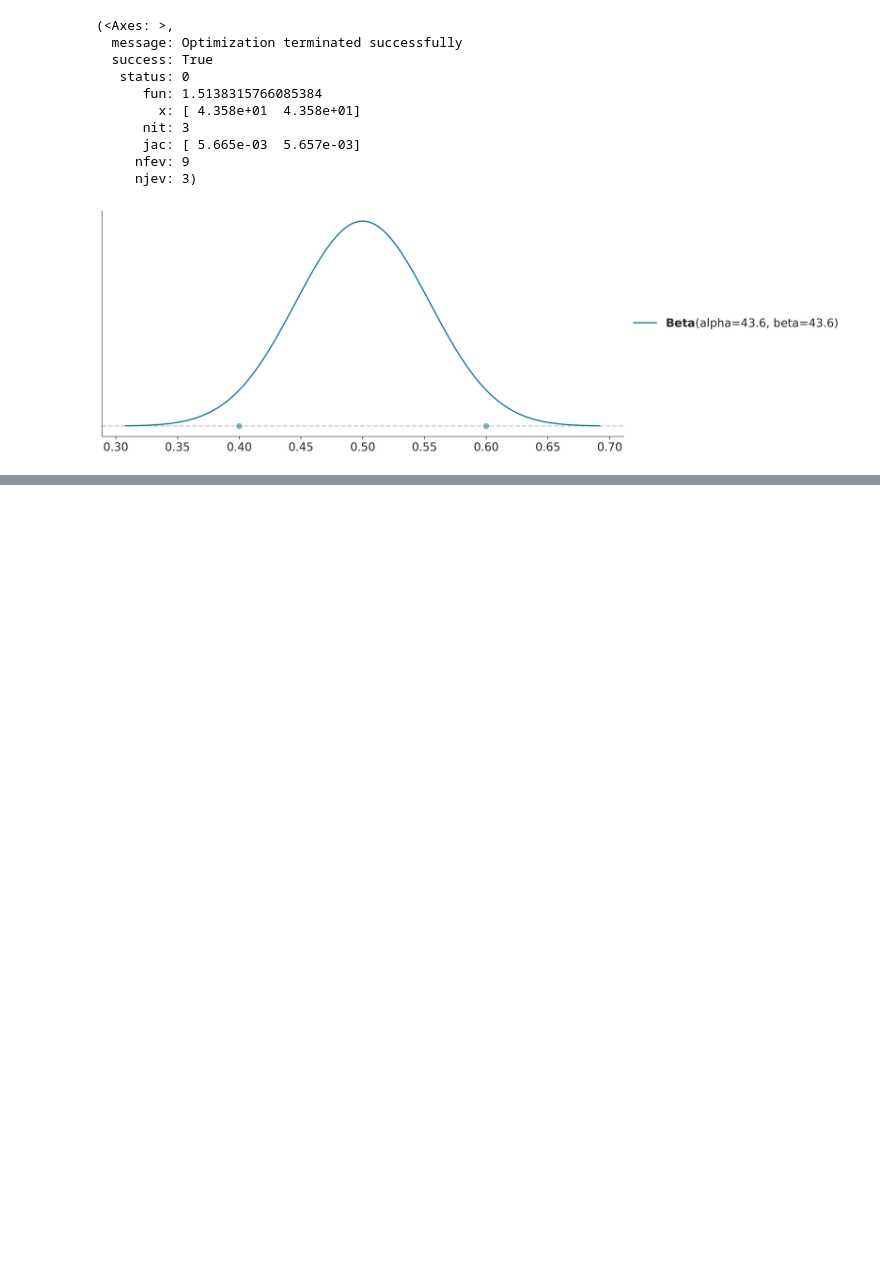
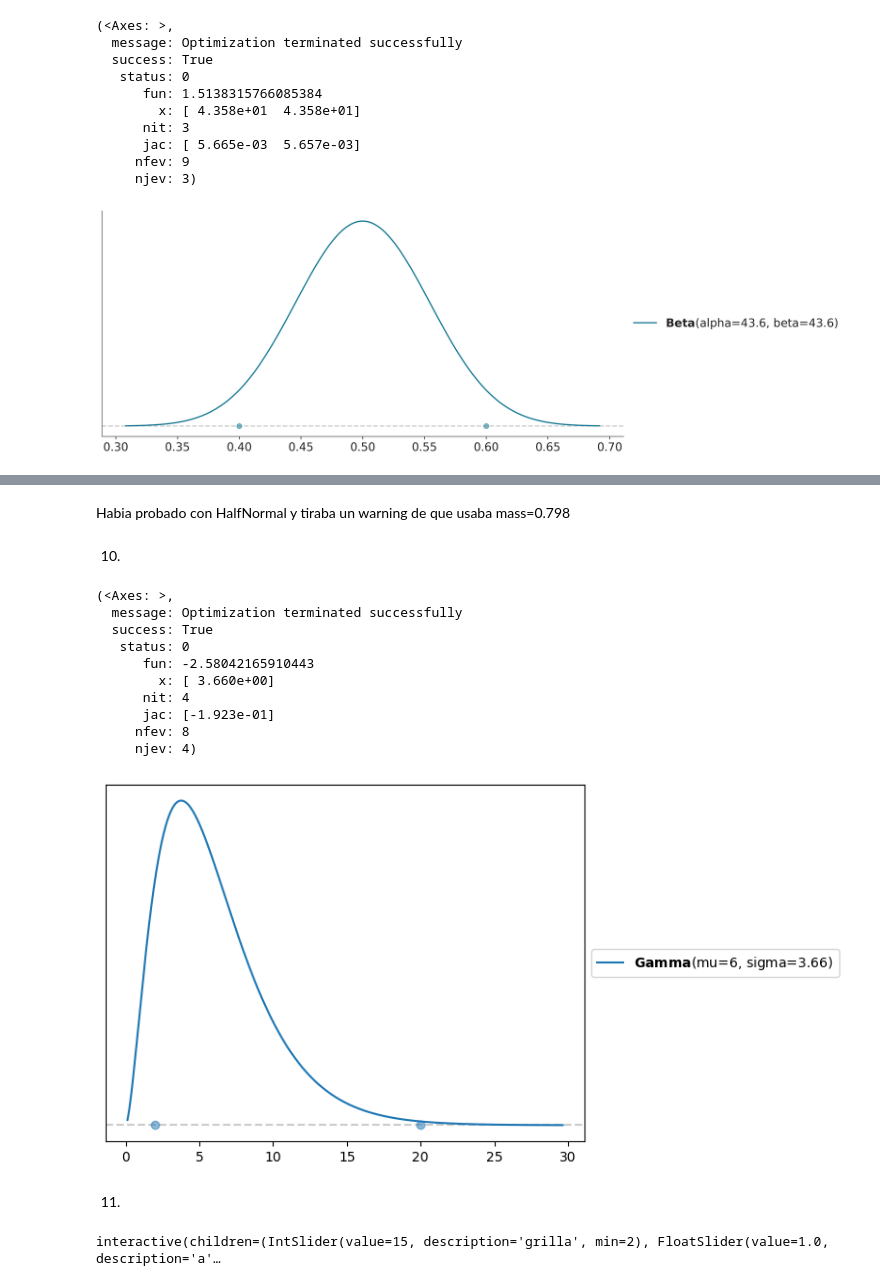
Before and after one commit to ulrich-marcelo/estadistica_e_inferencia_II, a Jupyter notebook: 01_Inferencia_Bayesiana.ipynb, the cells around one changed output, grey strips where cells are left out. Cells and saved outputs as stored; diff of their text form; code cells hidden in the pictures; blank space fills up the shorter version.

```diff
--- a/01_Inferencia_Bayesiana.ipynb
+++ b/01_Inferencia_Bayesiana.ipynb
@@ -550,0 +575,40 @@ pz.maxent(pz.Beta(),0.4,0.6)
+# %% [markdown]
+Habia probado con HalfNormal y tiraba un warning de que usaba mass=0.798
+# %% [markdown]
+10.
+# %%
+#10 - Uso la distribucion Gamma porque tiene dominio positivo y puedo usar el parametro mean.
+pz.maxent(pz.Gamma(mu=6),2,20,mass=0.9)
+# %% [output]
+(<Axes: >,
+  message: Optimization terminated successfully
+  success: True
+   status: 0
+      fun: -2.58042165910443
+        x: [ 3.660e+00]
+      nit: 4
+      jac: [-1.923e-01]
+     nfev: 8
+     njev: 4)
+[figure, added]
+# %% [markdown]
+11.
+# %%
+def a_posteriori_grilla(grilla=10, a=1, b=1, caras=6, tiradas=9):
+    grid = np.linspace(0, 1, grilla)
+    prior = pz.Beta(a, b).pdf(grid)
+    likelihood = pz.Binomial(n=tiradas, p=grid).pdf(caras)
+    posterior = likelihood * prior
+    posterior /= posterior.sum()
+    _, ax = plt.subplots(1, 3, sharex=True, figsize=(16, 4))
+    ax[0].set_title('caras = {}\ntiradas = {}'.format(caras, tiradas))
+    for i, (e, e_n) in enumerate(zip([prior, likelihood, posterior], ['a priori', 'likelihood', 'a posteriori'])):
+        ax[i].set_yticks([])
+        ax[i].plot(grid, e, 'o-', label=e_n)
+        ax[i].legend(fontsize=14)
+
+
+interact(a_posteriori_grilla, grilla=ipyw.IntSlider(min=2, max=100, step=1, value=15), a=ipyw.FloatSlider(min=1, max=7, step=1, value=1), b=ipyw.FloatSlider(
+    min=1, max=7, step=1, value=1), caras=ipyw.IntSlider(min=0, max=20, step=1, value=6), tiradas=ipyw.IntSlider(min=0, max=20, step=1, value=9));
+# %% [output]
+interactive(children=(IntSlider(value=15, description='grilla', min=2), FloatSlider(value=1.0, description='a'…
```
Also changed, not shown: parts of 10 cells of this notebook.
